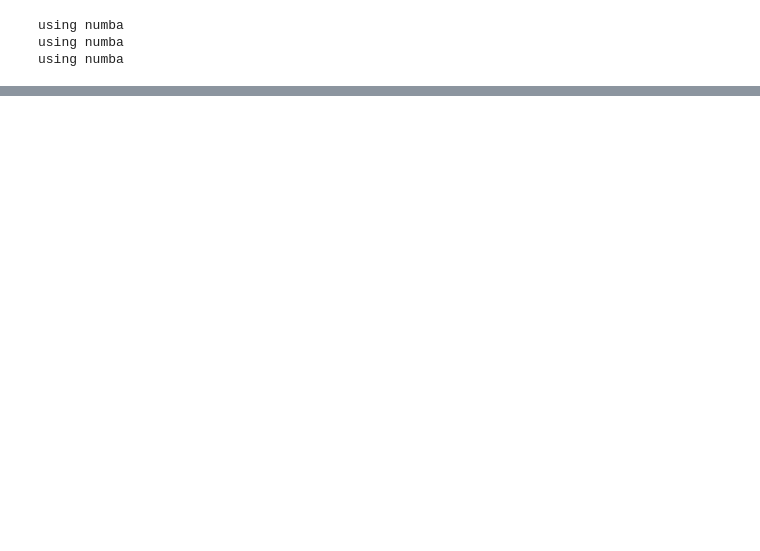
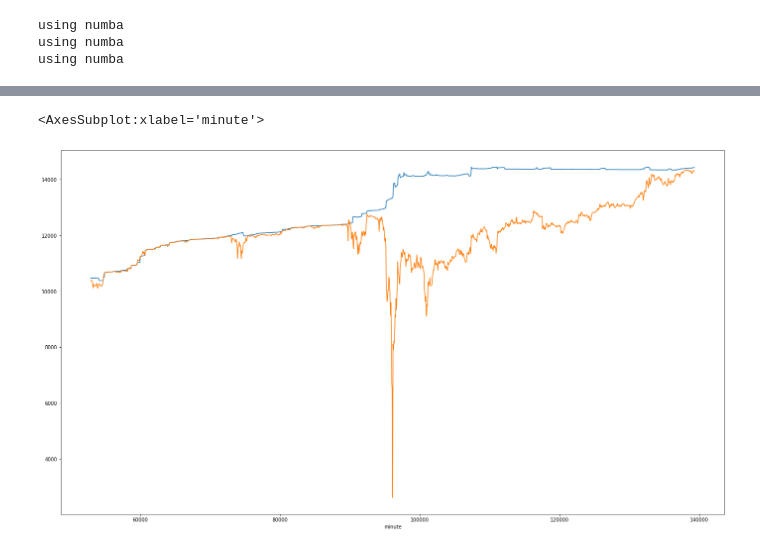
Before and after one commit to odine555/passivbot-3commas, a Jupyter notebook: notes_multisymbol_backtest.ipynb, the cells around one changed output, grey strips where cells are left out. Drawn from its saved outputs; the diff is of its cells as text; code cells hidden in the pictures; blank space fills up the shorter version.

```diff
--- a/notes_multisymbol_backtest.ipynb
+++ b/notes_multisymbol_backtest.ipynb
@@ -270,0 +181,12 @@ fs[i].loc[start_minute:end_minute].pnl.cumsum().plot()
+# %%
+# inspect one month before and one month after location of worst drawdown
+drawdowns = calc_drawdowns(sdf.equity)
+worst_drawdown_loc = drawdowns.sort_values().iloc[:1].index[0]
+wdls = worst_drawdown_loc - 60 * 24 * 30
+wdle = worst_drawdown_loc + 60 * 24 * 30
+sdfc = sdf.loc[wdls:wdle]
+sdfc.balance.plot()
+sdfc.equity.plot()
+# %% [output]
+<AxesSubplot:xlabel='minute'>
+[figure, added]
```
Also changed, not shown: parts of 26 cells of this notebook.
